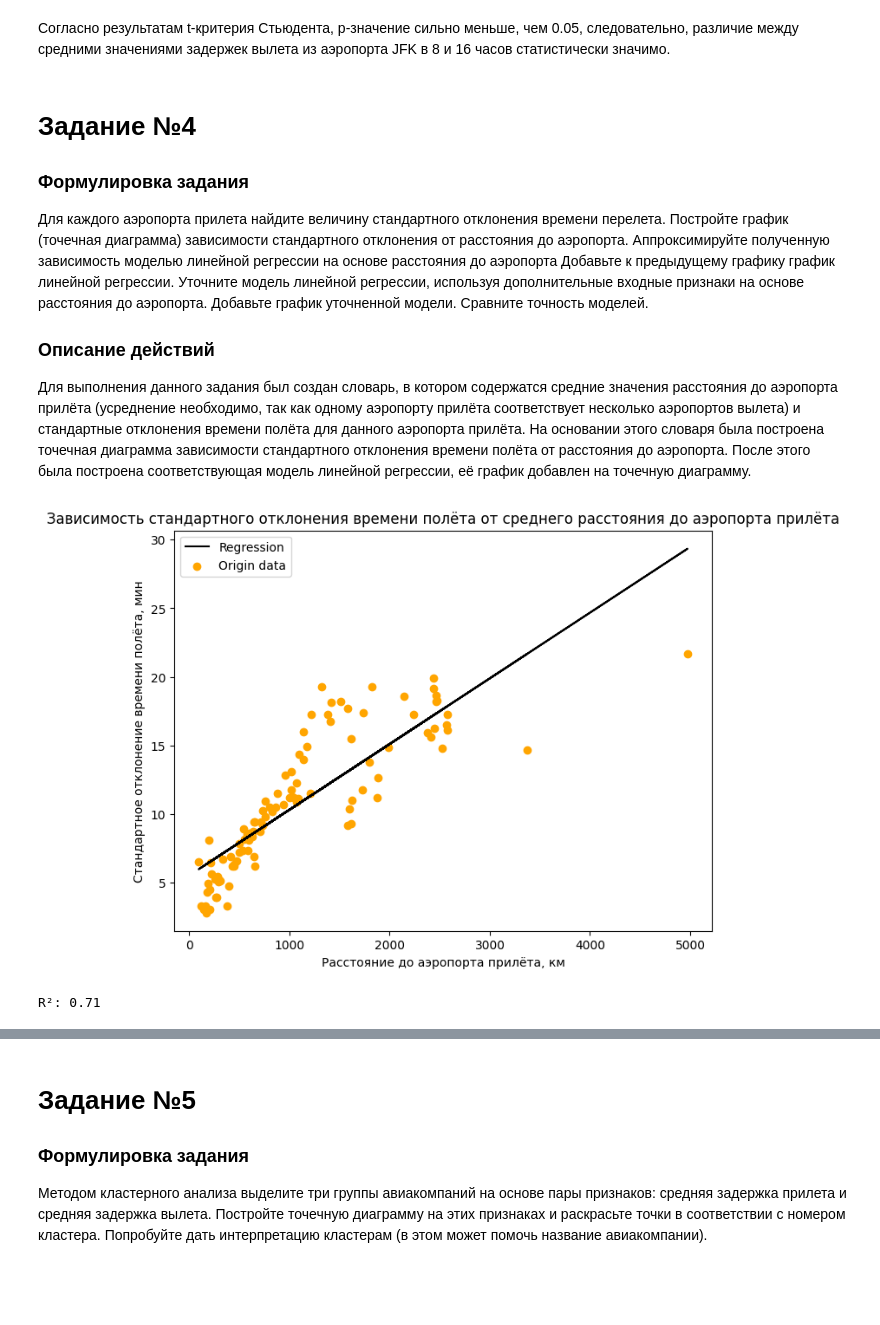
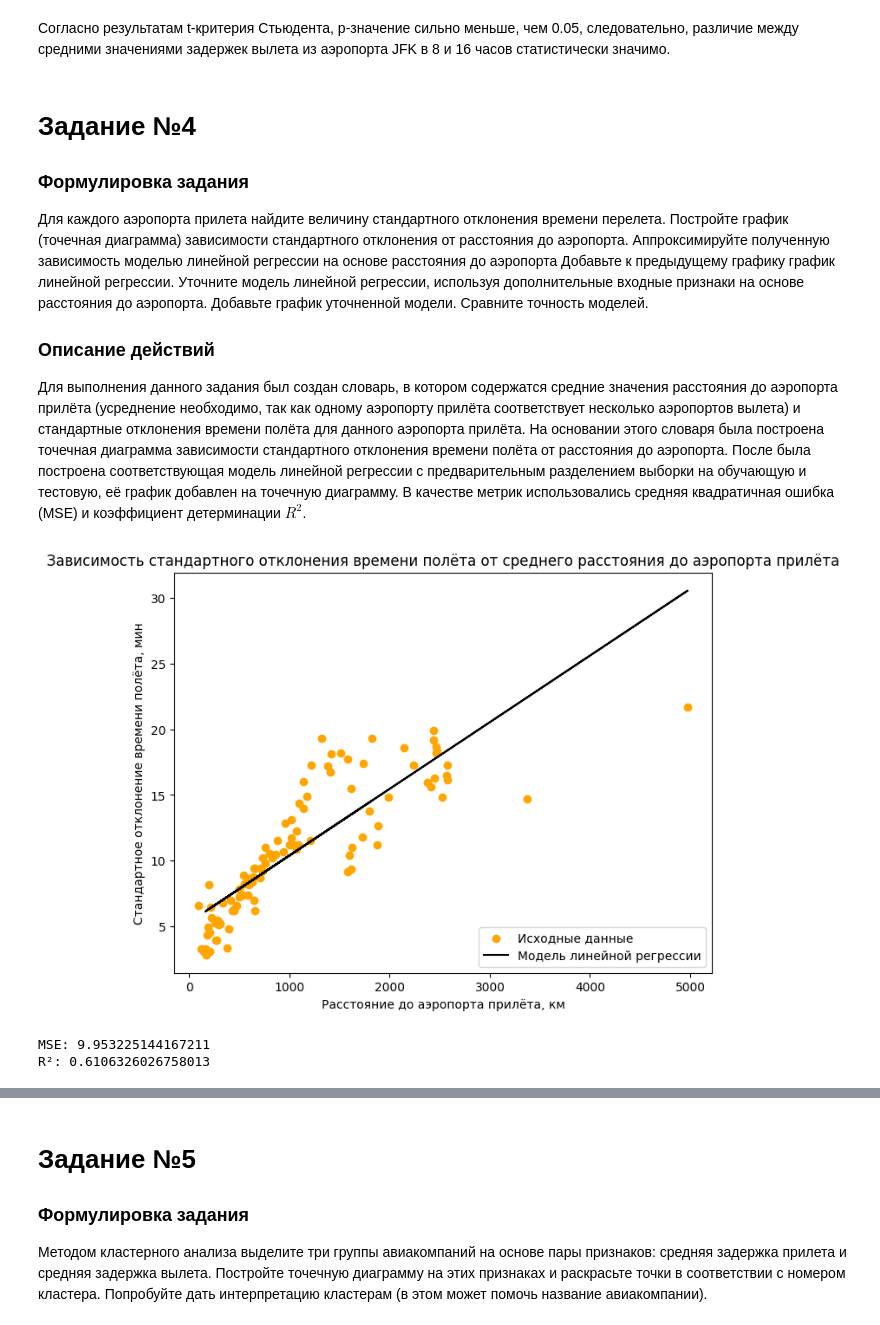
Before and after one commit to kvasonaft/kvas_exercises, a Jupyter notebook: statistics.ipynb, the cells around one changed output, grey strips where cells are left out. Drawn from its saved outputs; the diff is of its cells as text; code cells hidden in the pictures; blank space fills up the shorter version.

```diff
--- a/statistics.ipynb
+++ b/statistics.ipynb
@@ -180,34 +187,43 @@ print(t_statistics, t_p_value)
 Для каждого аэропорта прилета найдите величину стандартного отклонения времени перелета. Постройте график (точечная диаграмма) зависимости стандартного отклонения от расстояния до аэропорта. Аппроксимируйте полученную зависимость моделью линейной регрессии на основе расстояния до аэропорта Добавьте к предыдущему графику график линейной регрессии. Уточните модель линейной регрессии, используя дополнительные входные признаки на основе расстояния до аэропорта. Добавьте график уточненной модели. Сравните точность моделей.
 
 ### Описание действий
-Для выполнения данного задания был создан словарь, в котором содержатся средние значения расстояния до аэропорта прилёта (усреднение необходимо, так как одному аэропорту прилёта соответствует несколько аэропортов вылета) и стандартные отклонения времени полёта для данного аэропорта прилёта. На основании этого словаря была построена точечная диаграмма зависимости стандартного отклонения времени полёта от расстояния до аэропорта. После этого была построена соответствующая модель линейной регрессии, её график добавлен на точечную диаграмму.
+Для выполнения данного задания был создан словарь, в котором содержатся средние значения расстояния до аэропорта прилёта (усреднение необходимо, так как одному аэропорту прилёта соответствует несколько аэропортов вылета) и стандартные отклонения времени полёта для данного аэропорта прилёта. На основании этого словаря была построена точечная диаграмма зависимости стандартного отклонения времени полёта от расстояния до аэропорта. После была построена соответствующая модель линейной регрессии с предварительным разделением выборки на обучающую и тестовую, её график добавлен на точечную диаграмму. В качестве метрик использовались средняя квадратичная ошибка (MSE) и коэффициент детерминации $R^2$.
 # %%
+from sklearn.model_selection import train_test_split # Импорт модуля
+from sklearn.metrics import mean_squared_error, r2_score # Импорт модулей
+
 grouped = flights.groupby('dest').agg({ # Создание словаря
     'distance': 'mean', # Средние значения расстояния до аэропорта прилёта
     'air_time': 'std'}).dropna() # Значения стандартного отклонения времени полёта
 
 from sklearn.linear_model import LinearRegression # Импорт модуля линейной регрессии
 
 X = grouped['distance'].values.reshape(-1, 1) # Запись средних значений расстояния в array и изменение формы массива
 y = grouped['air_time'].values # Запись значений стандартного отклонения времени полёта в array
 
+X_train, X_test, y_train, y_test = train_test_split(X, y, test_size = 0.2, random_state = 42) # Разделение выборки на обучающую и тестовую
+
 model = LinearRegression() # Создание модели линейной регрессии
-model.fit(X, y) # Обучение модели линейной регрессии
-y_pred = model.predict(X) # Вывод предсказанных значений
+model.fit(X_train, y_train) # Обучение модели линейной регрессии
 
-plt.figure(figsize = (8, 6))
-plt.plot(grouped['distance'], y_pred, color = 'black', label = 'Regression') # Создание графика линейной регрессии
-plt.scatter(grouped['distance'], grouped['air_time'], color = 'orange', label = 'Origin data') # Создание точечной диаграммы
+y_pred = model.predict(X_test) # Создание предсказанных моделью значений
+
+plt.figure(figsize = (8, 6)) # Выбор размера графика
+plt.scatter(grouped['distance'], grouped['air_time'], color = 'orange', label = 'Исходные данные') # Создание точечной диаграммы
+plt.plot(X_test, y_pred, color = 'black', label = 'Модель линейной регрессии') # Вывод графика модели линейной регрессии
 plt.title('Зависимость стандартного отклонения времени полёта от среднего расстояния до аэропорта прилёта') # Добавление названия графика
 plt.xlabel('Расстояние до аэропорта прилёта, км') # Добавление названия оси абсцисс
 plt.ylabel('Стандартное отклонение времени полёта, мин') # Добавление названия оси ординат
-plt.legend() # Добавление легенды
+plt.legend(loc = 'lower right') # Добавление легенды
 plt.show() # Вывод графика
 
-r_squared = round(model.score(X, y), 2) # Оценка точности полученной модели
-print("R²:", r_squared) # Вывод значения оценки точности
+mse_origin = mean_squared_error(y_test, y_pred) # Расчёт MSE
+print(f'MSE: {mse_origin}') # Вывод значения MSE
+r_squared_origin = r2_score(y_test, y_pred) # Расчёт коэффициента детерминации
+print(f'R²: {r_squared_origin}') # Вывод коэффициента детерминации
 # %% [output]
-[figure, old version]
+[figure, new version]
-R²: 0.71
+MSE: 9.953225144167211
+R²: 0.6106326026758013
 # %% [markdown]
 ### Уточнение модели линейной регрессии
```
Also changed, not shown: parts of 10 cells of this notebook.
